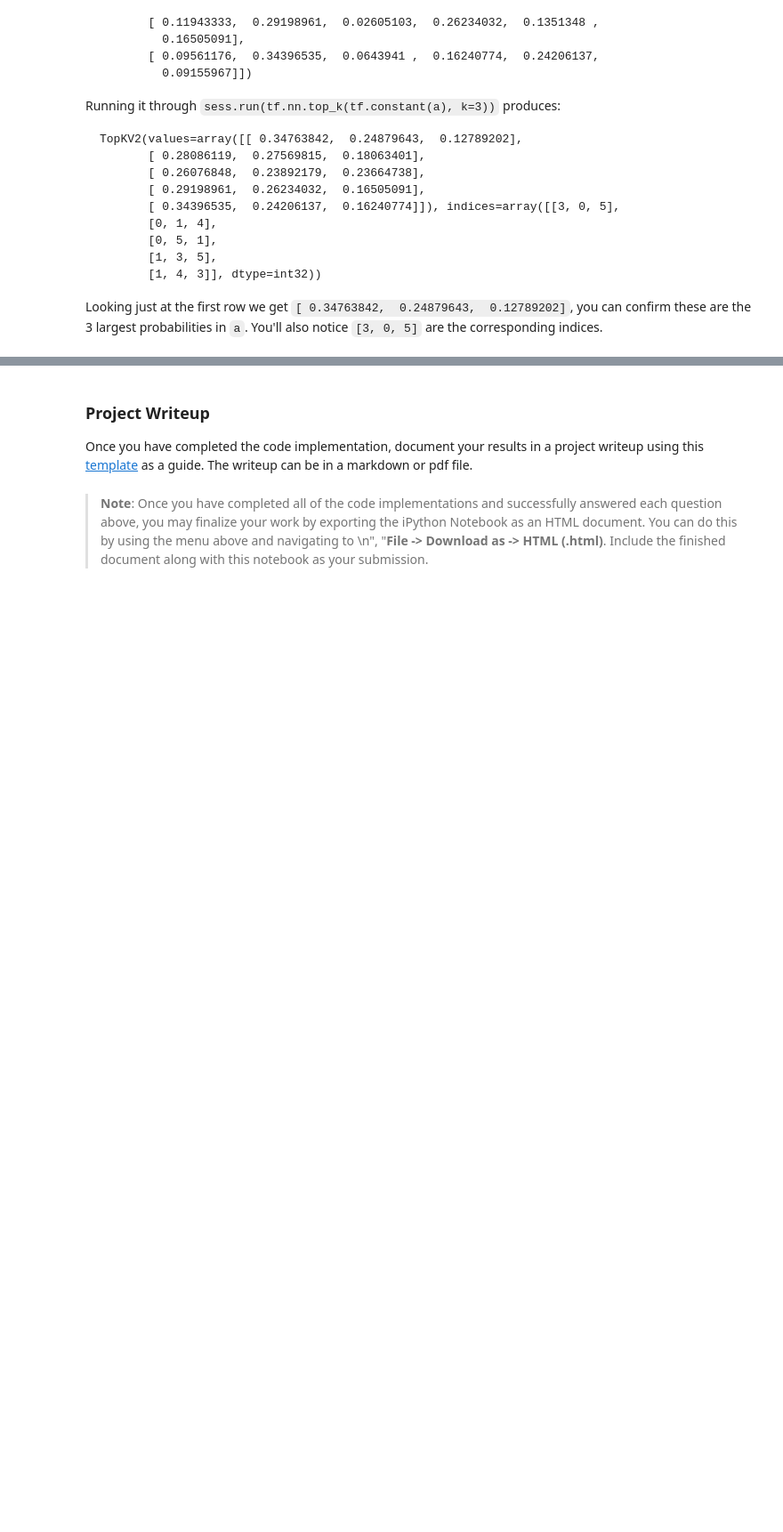
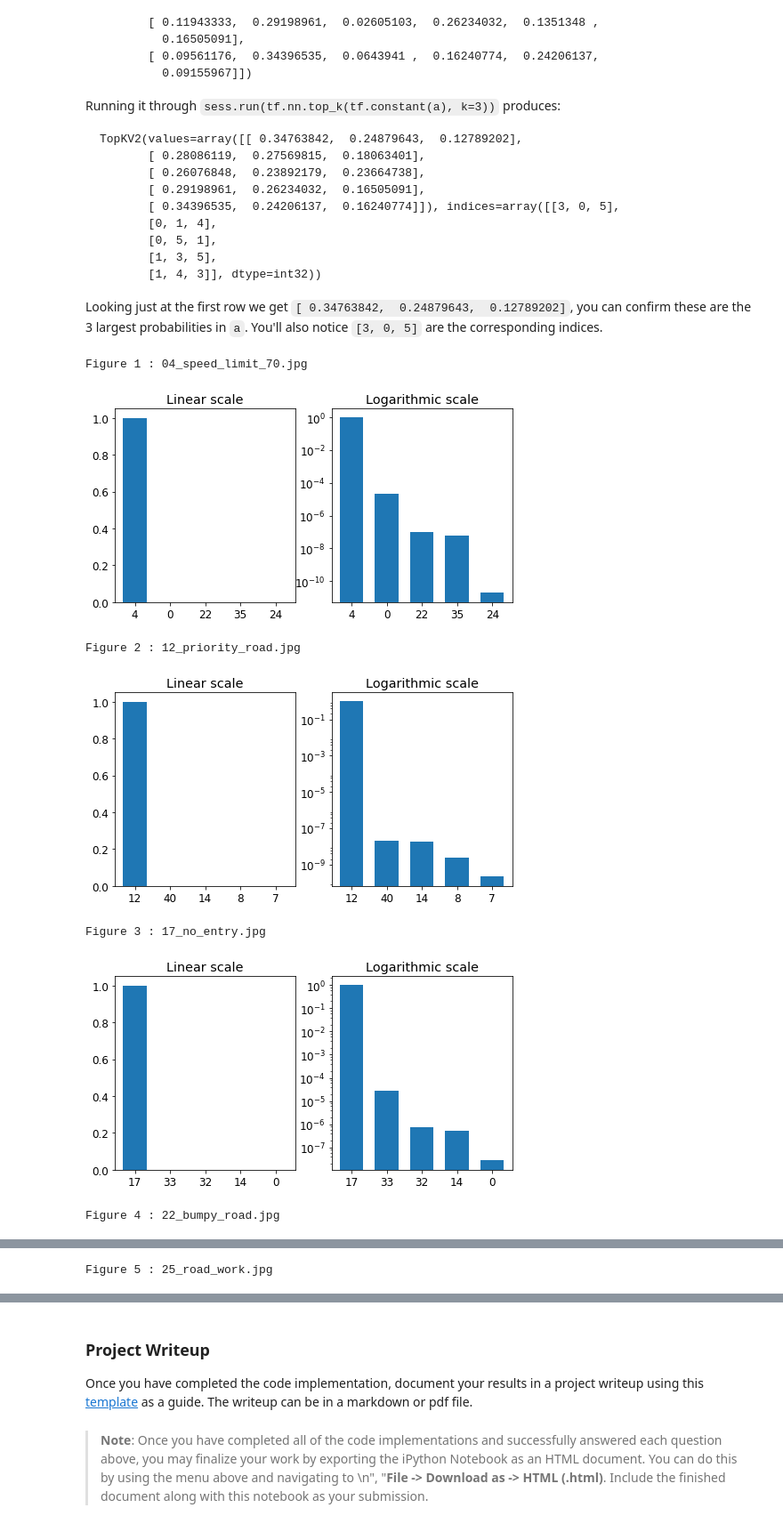
Before and after one commit to JohanSmet/udacity_carnd, a Jupyter notebook: Traffic_Sign_Classifier.ipynb, the cells around one changed output, grey strips where cells are left out. Shown at 89% size. Saved outputs shown, nothing was run; the diff lists cells and outputs as text; code cells hidden in the pictures; blank space fills up the shorter version.

```diff
--- a/Traffic_Sign_Classifier.ipynb
+++ b/Traffic_Sign_Classifier.ipynb
@@ -148,3 +272,5 @@ X_test = (np.array(X_test, np.float32) - 128) / 128.0
+# %%
+dataset = DataSet()
 # %% [markdown]
 ### Model Architecture
 # %%
@@ -394,0 +586,24 @@ Looking just at the first row we get `[ 0.34763842,  0.24879643,  0.12789202]`,
+# %%
+### Print out the top five softmax probabilities for the predictions on the German traffic sign images found on the web.
+### Feel free to use as many code cells as needed.
+with tf.Session() as session:
+    top_values, top_indices = session.run(tf.nn.top_k(tf.constant(np.array(new_softmax)), k=5))
+
+    for idx in range(5):
+        print('Figure {} : {}'.format(idx+1, new_image_filenames[idx]))
+        fig, axes = plt.subplots(1, 2, sharex=True, sharey=False, figsize=(8,4))
+        axes[0].set_title('Linear scale')
+        axes[0].bar(range(5), top_values[idx,0], width=1/1.5)
+        axes[1].set_title('Logarithmic scale')
+        axes[1].bar(range(5), top_values[idx,0], width=1/1.5, log=True)
+        axes[0].set_xticks(range(5))
+        axes[0].set_xticklabels(top_indices[idx,0])
+        plt.show()
+# %% [output]
+Figure 1 : 04_speed_limit_70.jpg
+[figure, added]
+Figure 2 : 12_priority_road.jpg
+[figure, added]
+Figure 3 : 17_no_entry.jpg
+[figure, added]
+Figure 4 : 22_bumpy_road.jpg
@@ -394,0 +611 @@ Looking just at the first row we get `[ 0.34763842,  0.24879643,  0.12789202]`,
+Figure 5 : 25_road_work.jpg
```
Also changed, not shown: parts of 27 cells of this notebook, 5 other files.
